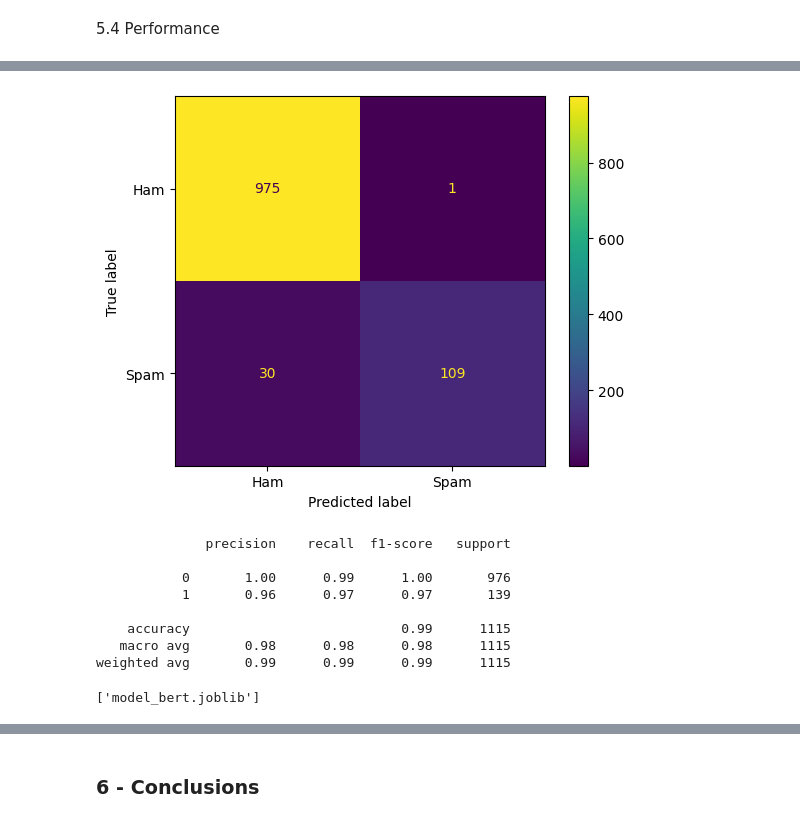
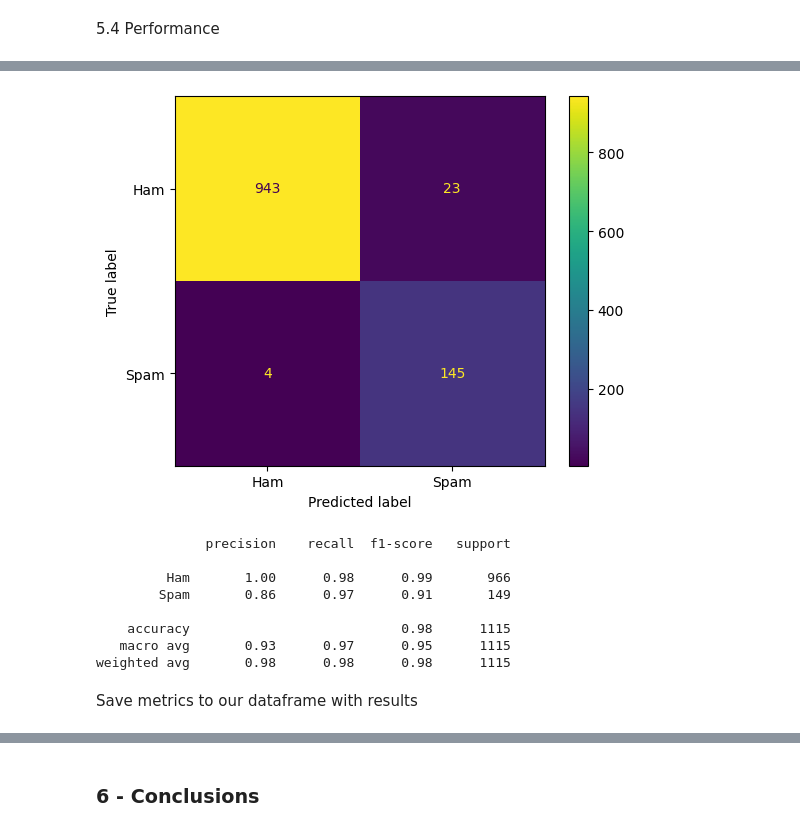
Before and after one commit to sdupland/bloc4_donnees_non_structurees, a Jupyter notebook: project ATT_sndd.ipynb, the cells around one changed output, grey strips where cells are left out. Saved outputs shown, nothing was run; the diff lists cells and outputs as text; code cells hidden in the pictures.

```diff
--- a/project ATT_sndd.ipynb
+++ b/project ATT_sndd.ipynb
@@ -849,0 +998,4 @@ If your task is similar to the task the model of the checkpoint was trained on,
+# %%
+# initialisation of bert model with pretrained weights from model_name choose
+# we first decided to set the params to non-trainable
+bert_model = TFBertModel.from_pretrained(MODEL_NAME, trainable=False)
@@ -871,11 +1029,13 @@ ________________________________________________________________________________
 # %% [markdown]
 5.3 Train the model
 # %%
+# we keep the same batch size as for our RNN model
+# we use both encoded sequences and mask attention in input for our model
 bert_history = model.fit(
     [train_encodings, train_attention],
     y_train,
-    epochs = 5,
-    batch_size = 10,
+    epochs = 20,
+    batch_size = 64,
     validation_data=([test_encodings, test_attention], y_test),
     class_weight=class_weights_dict
 )
@@ -921,5 +1062,5 @@ plt.show()
 # %%
 # make prediction on test set
-y_predicted = model.predict([test_encodings, test_attention])
-y_predicted = y_predicted.flatten()
+y_pred_bert = model.predict([test_encodings, test_attention])
+y_pred_bert = y_pred_bert.flatten() # used to reshape the array wich was in 2 dimensions (shape 1115,1)
 # %% [output]
@@ -932,0 +1068,3 @@ array([1, 0, 0, ..., 0, 0, 0])
+# %%
+y_pred_bert = (y_pred_bert > 0.5).astype(int)
+y_pred_bert
@@ -933,25 +1098,22 @@ array([1, 0, 0, ..., 0, 0, 0])
 # %%
 # Visualization confusion matrix
-cm_bert = confusion_matrix(y_test, y_predicted)
+cm_bert = confusion_matrix(y_test, y_pred_bert)
 fig3 = ConfusionMatrixDisplay(cm_bert, display_labels=["Ham", "Spam"])
-fig.plot()
+fig3.plot()
 plt.show()
 # %% [output]
-[figure, old version]
+[figure, new version]
 # %%
 # visualization classification report
-print(classification_report(y_test, y_predicted))
+print(classification_report(y_test, y_pred_bert, target_names=["Ham","Spam"]))
 # %% [output]
               precision    recall  f1-score   support
 
-           0       1.00      0.99      1.00       976
-           1       0.96      0.97      0.97       139
+         Ham       1.00      0.98      0.99       966
+        Spam       0.86      0.97      0.91       149
 
-    accuracy                           0.99      1115
-   macro avg       0.98      0.98      0.98      1115
-weighted avg       0.99      0.99      0.99      1115
+    accuracy                           0.98      1115
+   macro avg       0.93      0.97      0.95      1115
+weighted avg       0.98      0.98      0.98      1115
-# %%
-# save the model
-joblib.dump(model, "model_bert.joblib")
-# %% [output]
-['model_bert.joblib']
+# %% [markdown]
+Save metrics to our dataframe with results
```
Also changed, not shown: parts of 83 cells of this notebook, 2 other files.
